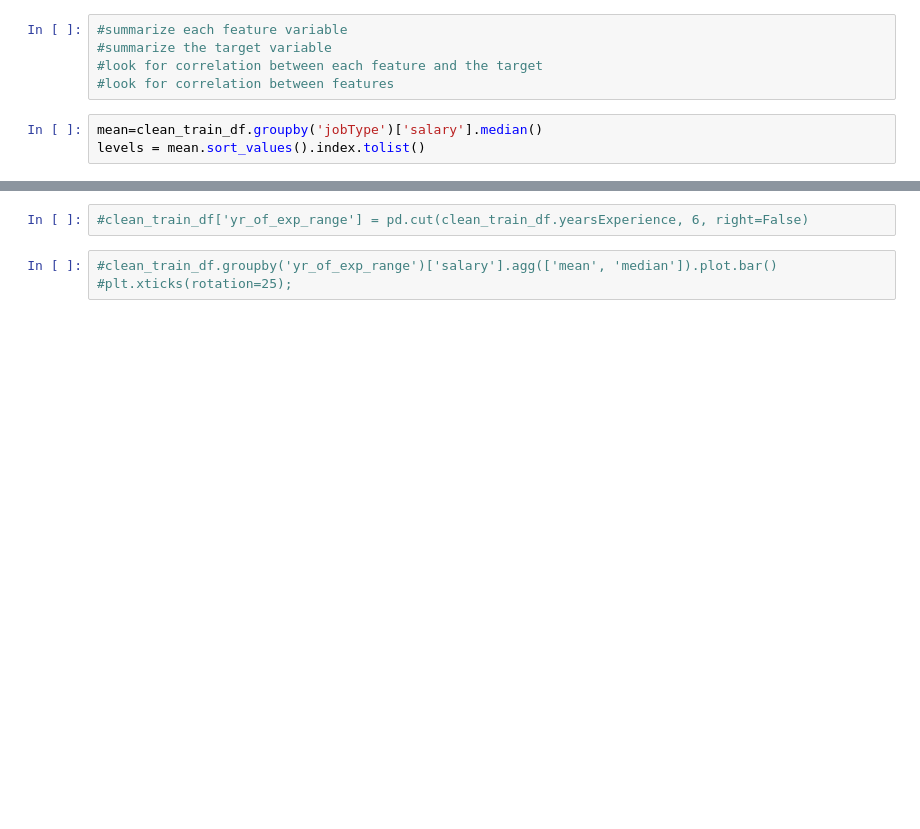
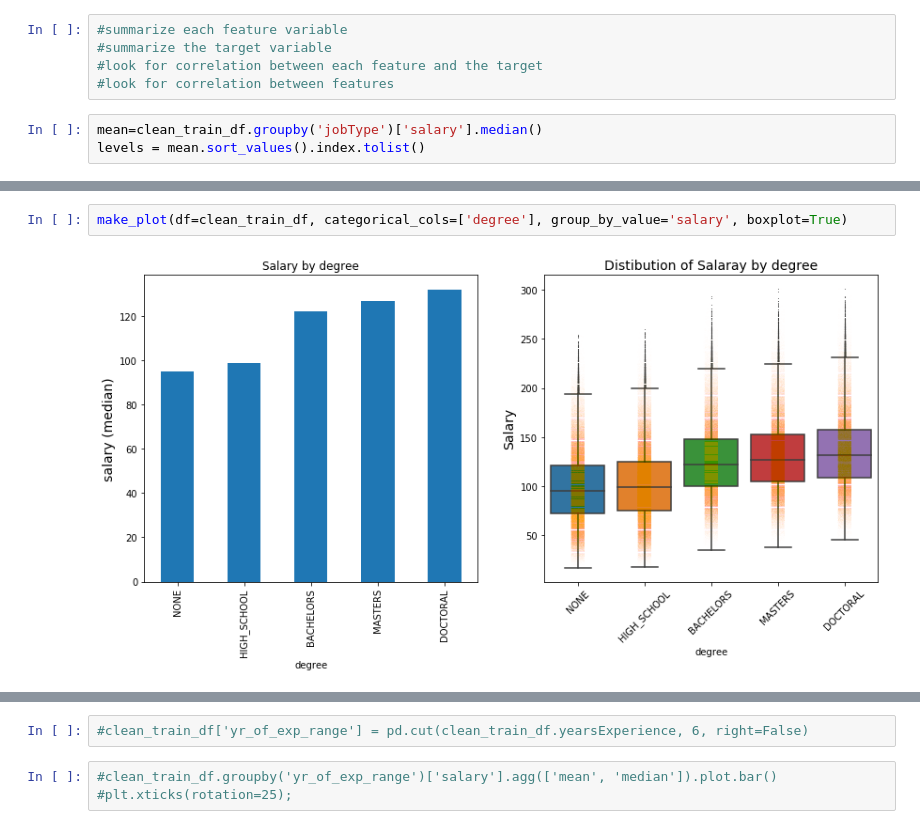
Before and after one commit to Iamigoche/salarypredictionportfolio, a Jupyter notebook: Salary Prediction Notebook.ipynb, the cells around one changed output, grey strips where cells are left out. Saved outputs shown, nothing was run; the diff lists cells and outputs as text; blank space fills up the shorter version.

```diff
--- a/Salary Prediction Notebook.ipynb
+++ b/Salary Prediction Notebook.ipynb
@@ -249,0 +284,4 @@ TypeError: ylabel() missing 1 required positional argument: 'ylabel'
+# %%
+make_plot(df=clean_train_df, categorical_cols=['degree'], group_by_value='salary', boxplot=True)
+# %% [output]
+[figure, added]
```
Also changed, not shown: parts of 29 cells of this notebook.
